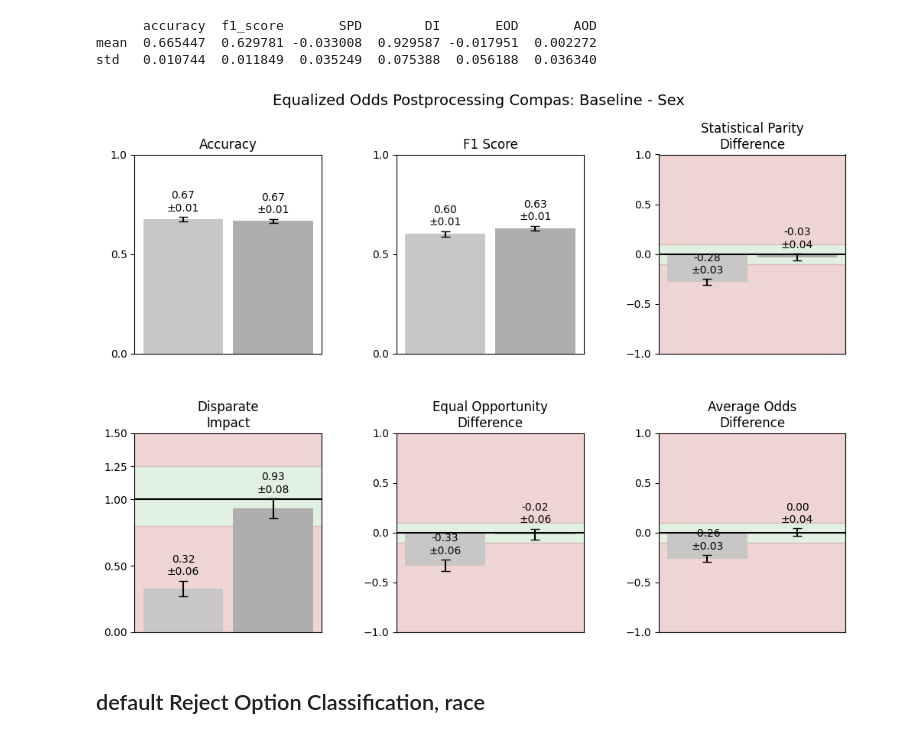
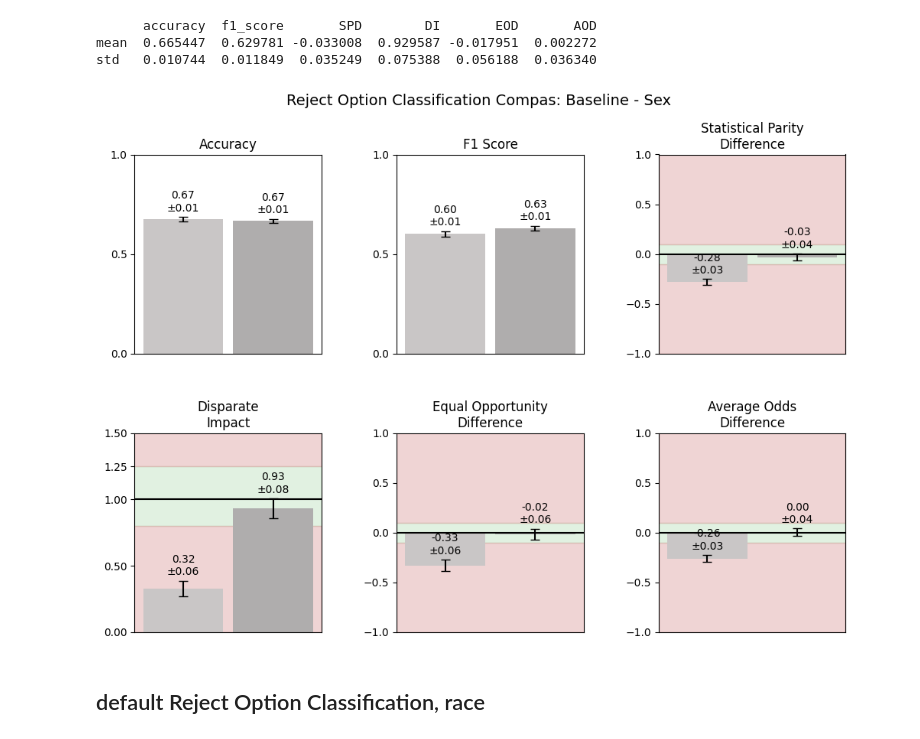
Before and after one commit to jeaend/bias-mitigation-aif360, a Jupyter notebook: notebooks/COMPAS/08_post_reject_option_classification.ipynb, the cells around one changed output. Saved outputs shown, nothing was run; the diff lists cells and outputs as text; code cells hidden in the pictures.

```diff
--- a/notebooks/COMPAS/08_post_reject_option_classification.ipynb
+++ b/notebooks/COMPAS/08_post_reject_option_classification.ipynb
@@ -139,9 +139,9 @@ print(compas_sex_metrics_agg)
 mean  0.665447  0.629781 -0.033008  0.929587 -0.017951  0.002272
 std   0.010744  0.011849  0.035249  0.075388  0.056188  0.036340
 # %%
-compare_viz_metrics_2x3(baseline_sex_agg, compas_sex_metrics_agg, 'Baseline', 'Sex', 'Equalized Odds Postprocessing Compas: Baseline - Sex')
+compare_viz_metrics_2x3(baseline_sex_agg, compas_sex_metrics_agg, 'Baseline', 'Sex', 'Reject Option Classification Compas: Baseline - Sex')
 # %% [output]
-[figure, old version]
+[figure, new version]
 # %% [markdown]
 ## default  Reject Option Classification, race
 # %%
```
Also changed, not shown: parts of 1 cell of this notebook.
